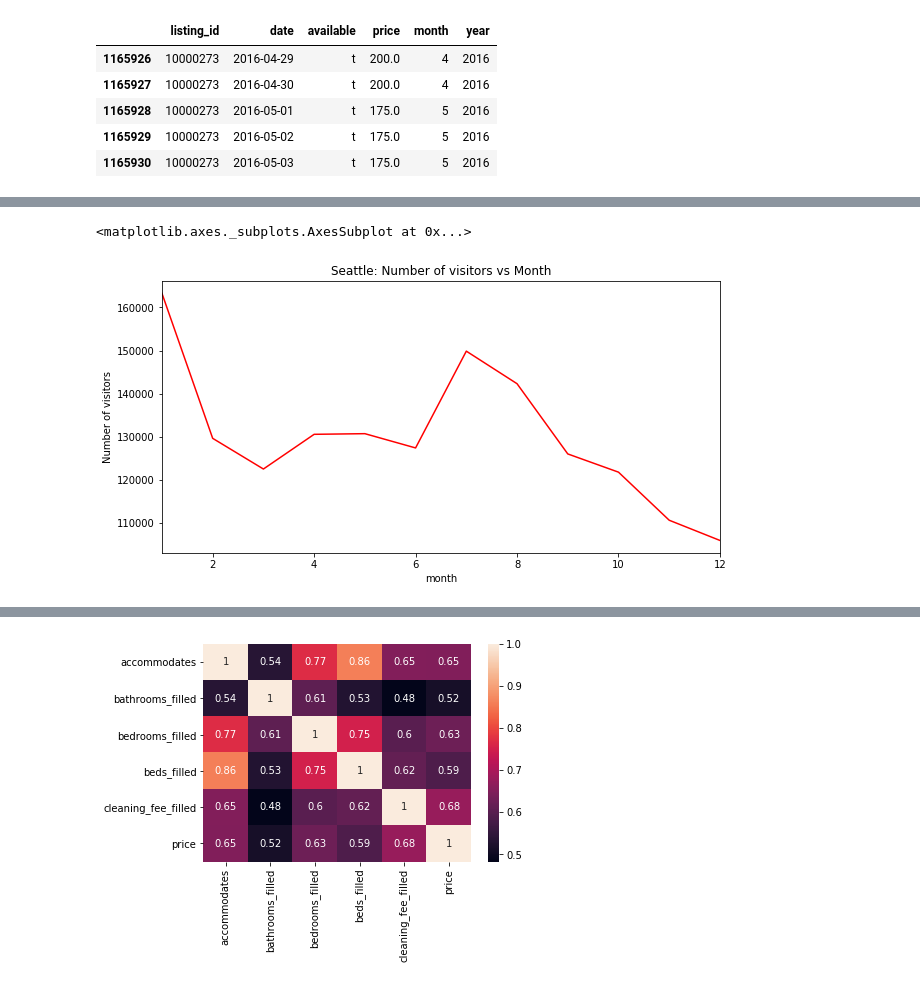
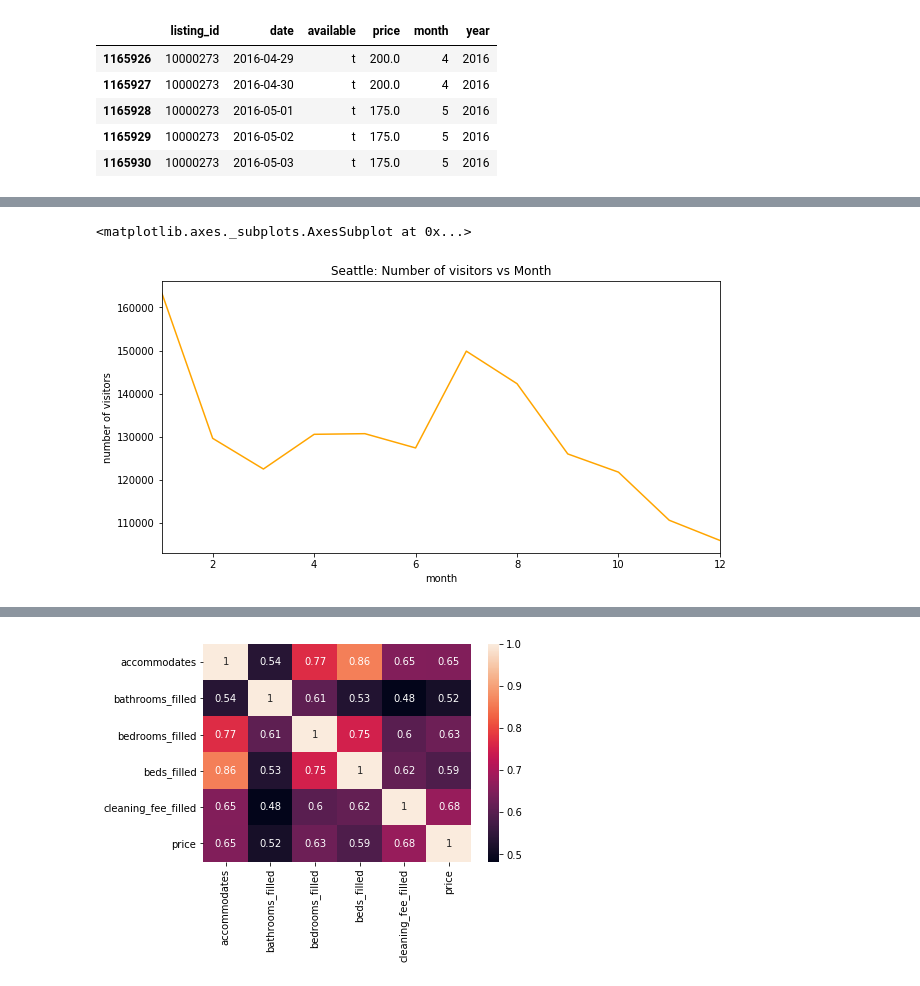
Before and after one commit to jyothishkjames/Seattle-Boston-Airbnb-Data-Analysis, a Jupyter notebook: data_prepration_modeling_evaluation.ipynb, the cells around one changed output, grey strips where cells are left out. Saved outputs shown, nothing was run; the diff lists cells and outputs as text; code cells hidden in the pictures.

```diff
--- a/data_prepration_modeling_evaluation.ipynb
+++ b/data_prepration_modeling_evaluation.ipynb
@@ -311,14 +310,14 @@ boston_merged_df = pd.merge(boston_booked_df, boston_listings_df, on=['listing_i
 # %%
 #Line plot for predicted visitors to Seattle over time
 fig = plt.figure(figsize=(10,5))
 ax = fig.add_subplot(111)
 ax.set_title('Seattle: Number of visitors vs Month')
-ax.set_xlabel('Month')
-ax.set_ylabel('Number of visitors')
-seattle_merged_df.groupby('month')['accommodates'].sum().plot(kind='line', color='red', ax=ax)
+ax.set_xlabel('month')
+ax.set_ylabel('number of visitors')
+seattle_merged_df.groupby('month')['accommodates'].sum().plot(kind='line', color='orange', ax=ax)
 # %% [output]
 <matplotlib.axes._subplots.AxesSubplot at 0x...>
-[figure, old version]
+[figure, new version]
 # %%
 #Line plot for predicted visitors to Boston over time
 fig = plt.figure(figsize=(10,5))
```
Also changed, not shown: parts of 14 cells of this notebook.
